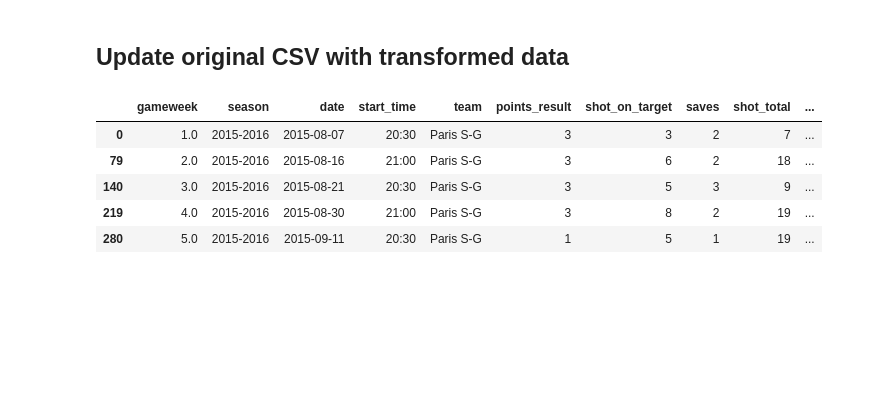
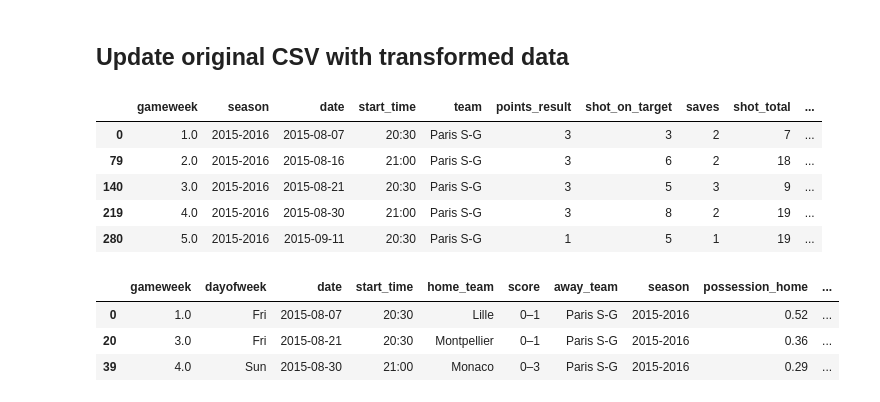
Before and after one commit to a-ayari03/football-pred, a Jupyter notebook: 01_Data_cleaning.ipynb, the cells around one changed output. Saved outputs shown, nothing was run; the diff lists cells and outputs as text; code cells hidden in the pictures; blank space fills up the shorter version.

```diff
--- a/01_Data_cleaning.ipynb
+++ b/01_Data_cleaning.ipynb
@@ -77,6 +77,8 @@ def new_features(df) :
 
     df["points_result_away"] = np.where(eda_df['goal_away'] > eda_df['goal_home'] , 3,
                                         np.where(eda_df['goal_away'] == eda_df['goal_home'], 1, 0))
+
+    df = df.drop(df.filter(regex='_raw').columns, axis=1)
     return df
 # %%
 def new_cumul_sum_features(df) :
@@ -285,12 +268,12 @@ with pd.option_context('display.max_columns', None) :
 # %%
 # We merge at first the features of the HOME teams with the suffix HOME
 games = eda_df.merge(
-    league_table[features_league_table].add_suffix('_HOME'), how = 'left',
+    league_table.add_suffix('_HOME'), how = 'left',
     left_on = ['gameweek', 'home_team', 'season'],
     right_on = ['gameweek_HOME', 'team_HOME', 'season_HOME'])
 
 # Then we add the AWAY team features
 games = games.merge(
-    league_table[features_league_table].add_suffix('_AWAY'), how = 'left',
+    league_table.add_suffix('_AWAY'), how = 'left',
     left_on = ['gameweek', 'away_team', 'season'],
     right_on = ['gameweek_AWAY', 'team_AWAY', 'season_AWAY'])
@@ -360,5 +280,13 @@ features_sort = ['GAME_ID', "SEASON_ID", 'TEAM_ID_HOME', 'TEAM_ID_AWAY', 'season
 # %%
-games = games[features_sort]
+features_to_supress = ["season_HOME", "date_HOME", "start_time_HOME", "team_HOME",
+                       "gameweek_AWAY", "season_AWAY", "date_AWAY", "start_time_AWAY", "team_AWAY"]
+for f in features_to_supress :
+    games = games.drop(f, axis = 1)
 # %%
-#with pd.option_context('display.max_columns', None) :
-#    display(games[features_sort][games["TEAM_ID_AWAY"] == 22].head(3))
+with pd.option_context('display.max_columns', None) :
+    display(games[games["TEAM_ID_AWAY"] == 22].head(3))
+# %% [output]
+|  | gameweek | dayofweek | date | start_time | home_team | score | away_team | season | possession_home | ... |
+| 0 | 1.0 | Fri | 2015-08-07 | 20:30 | Lille | 0–1 | Paris S-G | 2015-2016 | 0.52 | ... |
+| 20 | 3.0 | Fri | 2015-08-21 | 20:30 | Montpellier | 0–1 | Paris S-G | 2015-2016 | 0.36 | ... |
+| 39 | 4.0 | Sun | 2015-08-30 | 21:00 | Monaco | 0–3 | Paris S-G | 2015-2016 | 0.29 | ... |
```
Also changed, not shown: parts of 3 cells of this notebook, 3 other files.
